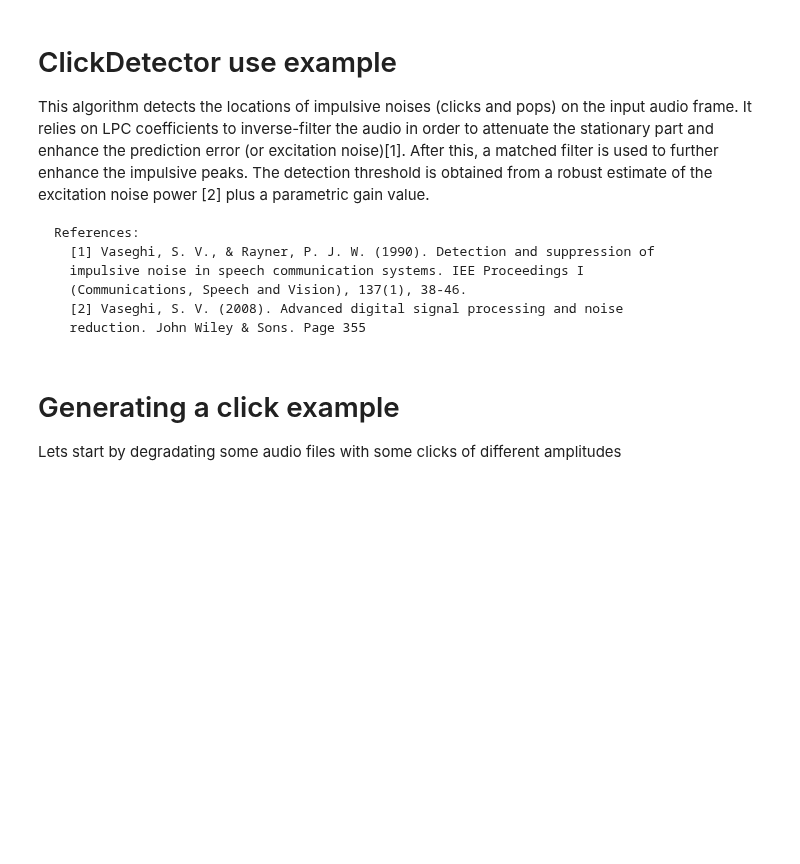
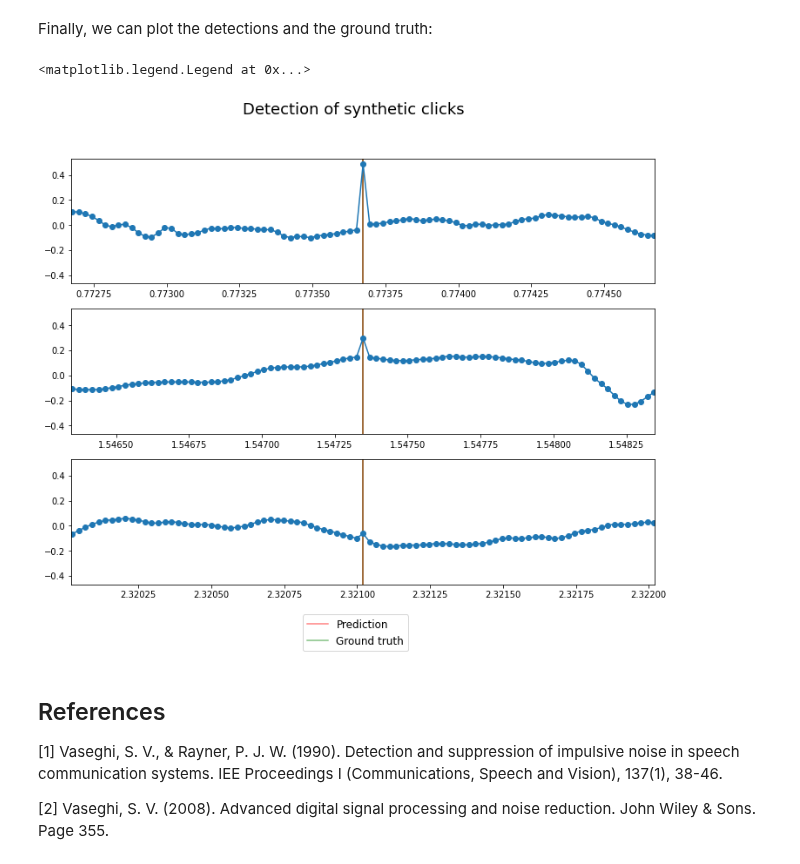
Before and after one commit to MTG/essentia, a Jupyter notebook: src/examples/python/tutorial_audioproblems_clickdetector.ipynb, the cells around one changed output. Saved outputs shown, nothing was run; the diff lists cells and outputs as text; code cells hidden in the pictures; blank space fills up the shorter version.

Commit message:
Improve clicks detection tutorial

```diff
--- a/src/examples/python/tutorial_audioproblems_clickdetector.ipynb
+++ b/src/examples/python/tutorial_audioproblems_clickdetector.ipynb
@@ -1,16 +64,46 @@
+# %%
+# Analysis parameters.
+frame_size=512
+hop_size=256
+
+clickDetector = ClickDetector(frameSize=frame_size, hopSize=hop_size)
+
+starts, ends = [], []
+for frame in FrameGenerator(
+    audio, frameSize=frame_size, hopSize=hop_size, startFromZero=True
+):
+    frame_starts, frame_ends = clickDetector(frame)
+    starts.extend(list(frame_starts))
+    ends.extend(list(frame_ends))
+# %% [markdown]
+Finally, we can plot the detections and the ground truth:
+# %%
+fig, ax = plt.subplots(len(ground_truth))
+
+for idx, click_loc in enumerate(ground_truth):
+    # Print the detection location.
+    l1 = ax[idx].axvline(starts[idx], color='r', alpha=.5)
+    ax[idx].axvline(ends[idx], color='r', alpha=.5)
+
+    # Print the ground truth location.
+    l2 = ax[idx].axvline(click_loc, color='g', alpha=.5)
+
+    # Print the waveform.
+    ax[idx].plot(time_axis, audio, marker='o')
+    ax[idx].set_xlim([click_loc - .001, click_loc + .001])
+
+fig.suptitle('Detection of synthetic clicks', fontsize=18)
+fig.legend(
+    (l1, l2), ("Prediction", "Ground truth"), fontsize=12, loc="lower center"
+)
+# %% [output]
+<matplotlib.legend.Legend at 0x...>
+[figure, added]
 # %% [markdown]
-# ClickDetector use example
-This algorithm detects the locations of impulsive noises (clicks and pops) on
-the input audio frame. It relies on LPC coefficients to inverse-filter the
-audio in order to attenuate the stationary part and enhance the prediction
-error (or excitation noise)[1]. After this, a matched filter is used to
-further enhance the impulsive peaks. The detection threshold is obtained from
-a robust estimate of the excitation noise power [2] plus a parametric gain
-value.
+## References
+[1] Vaseghi, S. V., & Rayner, P. J. W. (1990). Detection and suppression of
+impulsive noise in speech communication systems. IEE Proceedings I
+(Communications, Speech and Vision), 137(1), 38-46.
 
-    References:
-      [1] Vaseghi, S. V., & Rayner, P. J. W. (1990). Detection and suppression of
-      impulsive noise in speech communication systems. IEE Proceedings I
-      (Communications, Speech and Vision), 137(1), 38-46.
-      [2] Vaseghi, S. V. (2008). Advanced digital signal processing and noise
-      reduction. John Wiley & Sons. Page 355
+[2] Vaseghi, S. V. (2008). Advanced digital signal processing and noise
+reduction. John Wiley & Sons. Page 355.
@@ -41,4 +109,0 @@ def compute(x, frame_size=1024, hop_size=512, **kwargs):
-# %% [markdown]
-# Generating a click example
-
-Lets start by degradating some audio files with some clicks of different amplitudes
```
Also changed, not shown: parts of 15 cells of this notebook, 1 other file.
